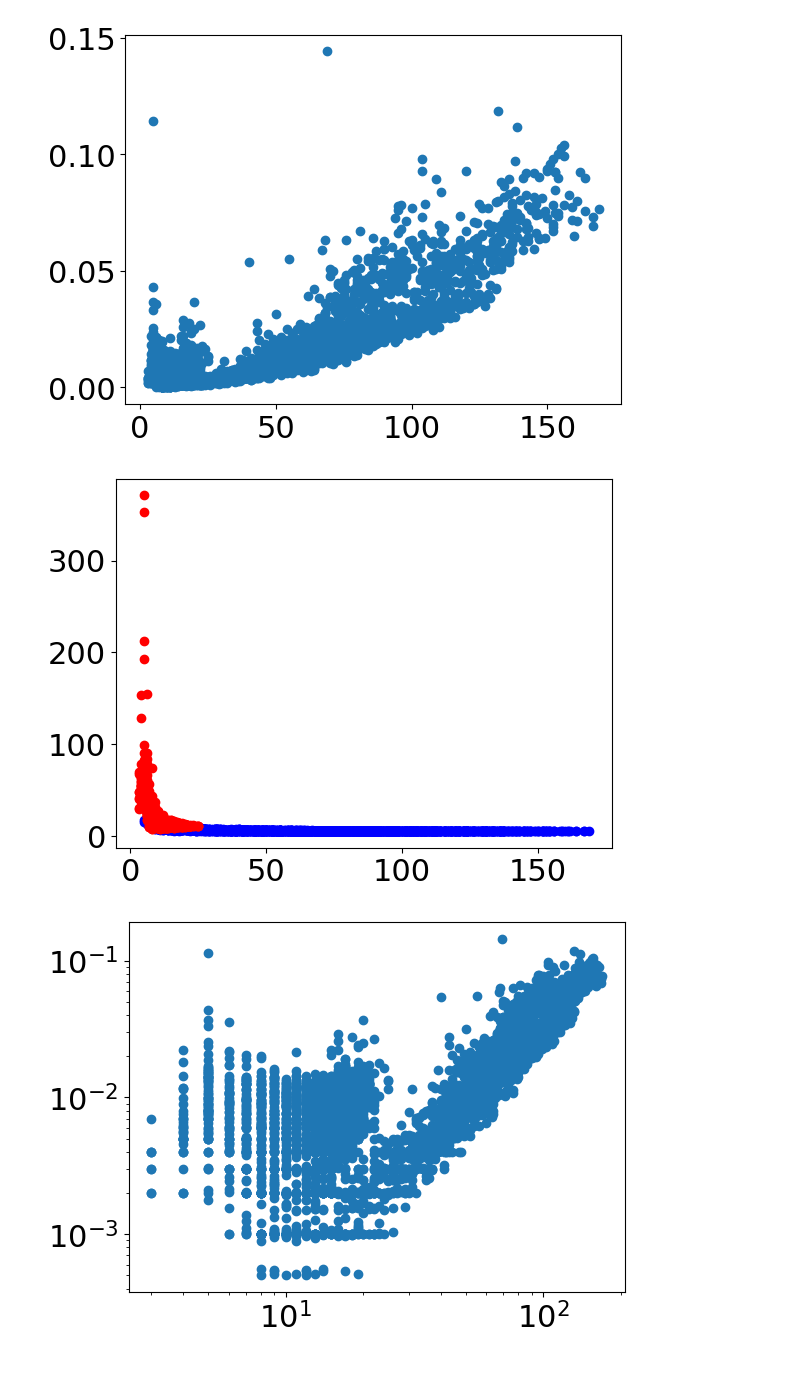
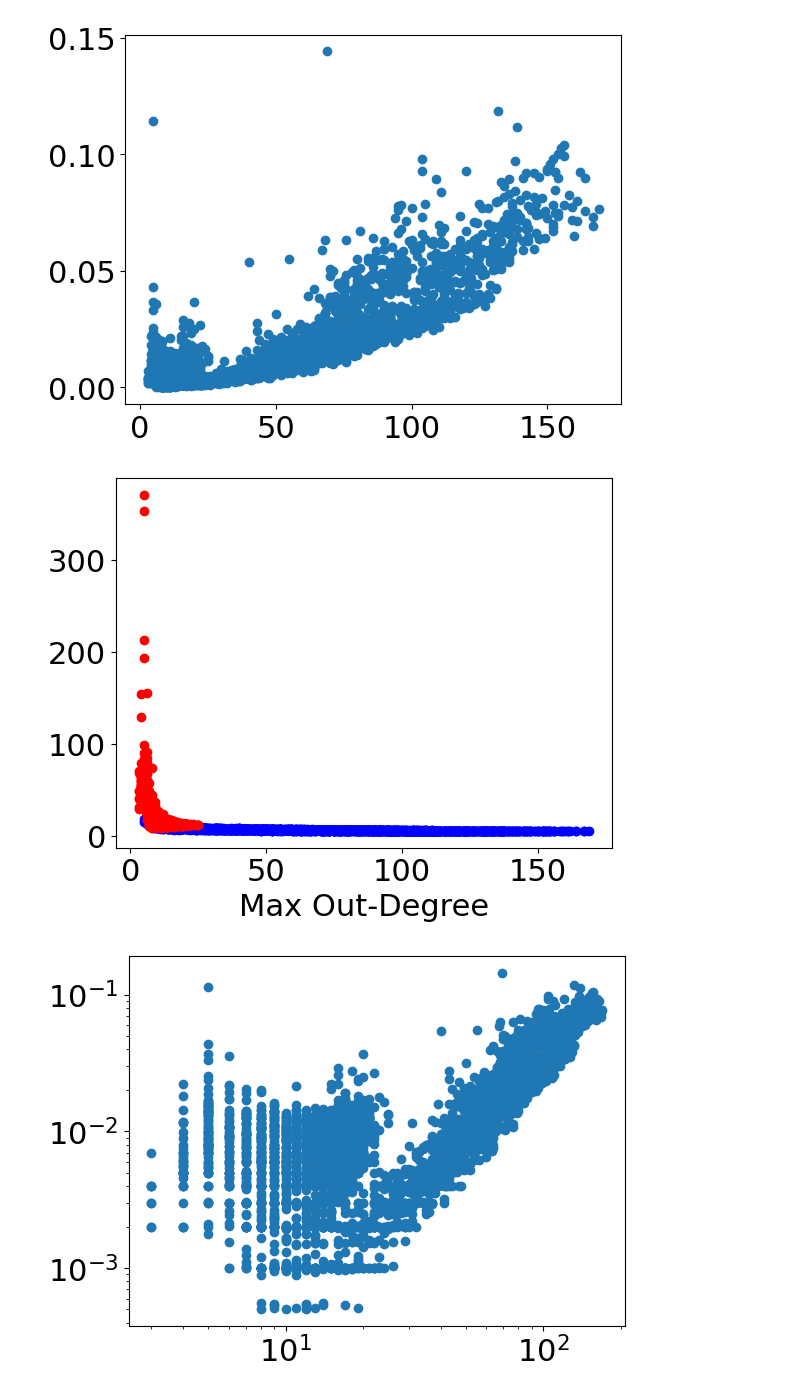
Before and after one commit to KalinD/ResearchProject, a Jupyter notebook: DataAnalysis.ipynb, the cells around one changed output. Drawn from its saved outputs; the diff is of its cells as text; code cells hidden in the pictures.

```diff
--- a/DataAnalysis.ipynb
+++ b/DataAnalysis.ipynb
@@ -72,15 +72,15 @@ plt.show()
 # %%
 fig, ax = plt.subplots()
 ax.scatter(x=data1['max_out_deg'], y=data1['convergence_iterations'], color="blue", label="First dataset")
 ax.scatter(x=data2['max_out_deg'], y=data2['convergence_iterations'], color="red", label="Second dataset")
 
 # plt.legend(loc='upper left')
-# plt.xlabel("Max Out-Degree")
+plt.xlabel("Max Out-Degree")
 # plt.ylabel("Number of Iterations")
 plt.savefig('photos/max_out.png', bbox_inches='tight')
 plt.show()
 # %% [output]
-[figure, old version]
+[figure, new version]
 # %%
 fig, ax = plt.subplots()
 ax.scatter(x=data['max_out_deg'], y=data['convergence_speed'])
```
Also changed, not shown: parts of 15 cells of this notebook, 1 other file.
